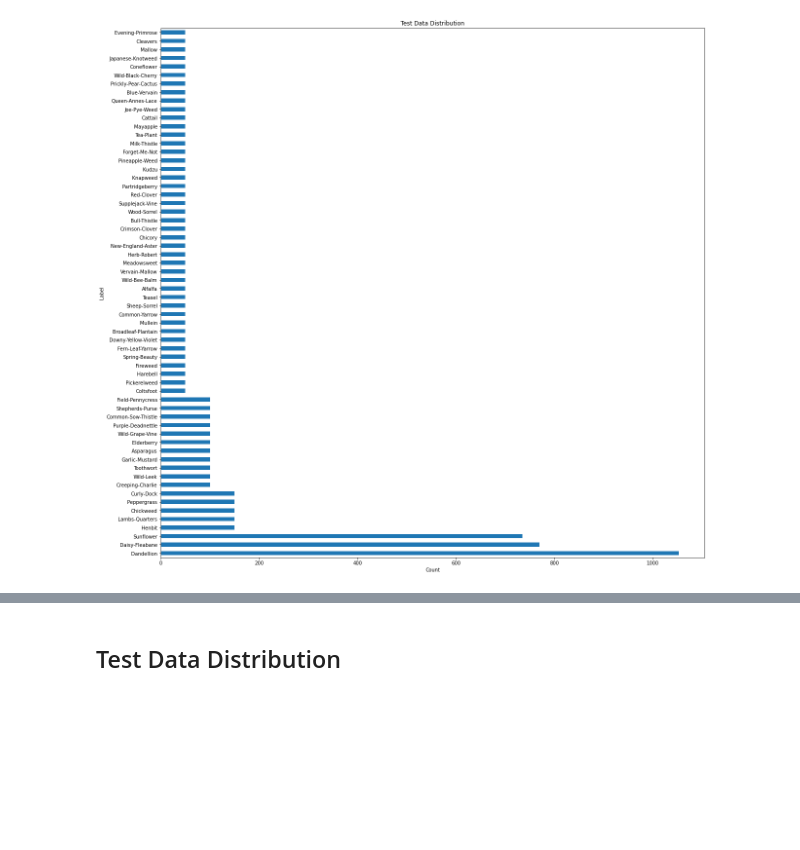
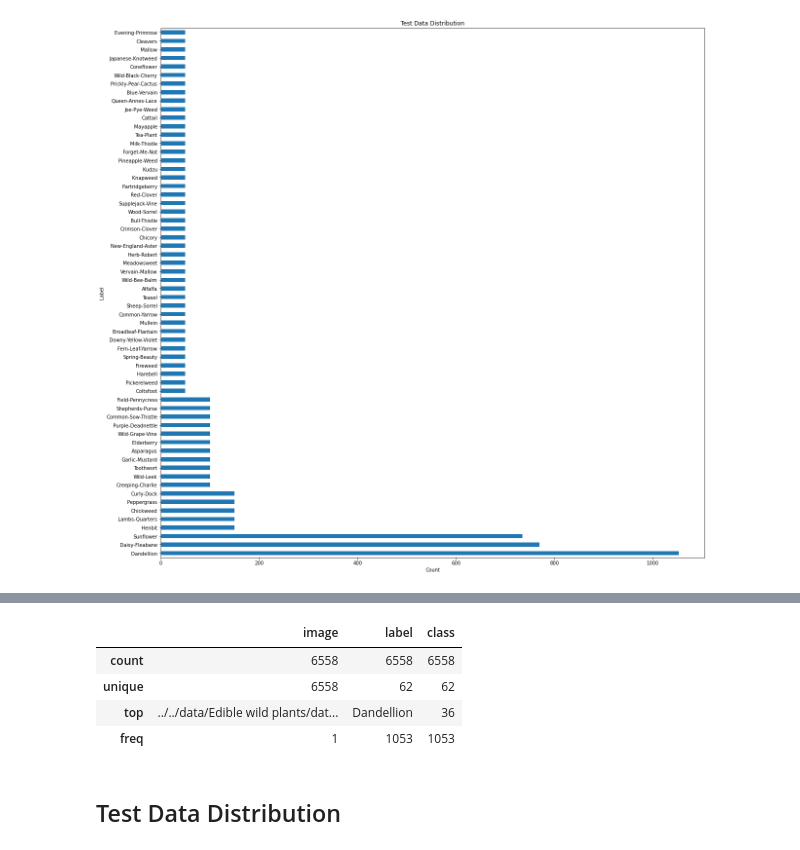
Before and after one commit to burnpiro/xai-correlation, a Jupyter notebook: notebooks/dataset_eda/Edible wild plants.ipynb, the cells around one changed output, grey strips where cells are left out. Cells and saved outputs as stored; diff of their text form; code cells hidden in the pictures; blank space fills up the shorter version.

Commit message:
EDA marvel and plants

```diff
--- a/notebooks/dataset_eda/Edible wild plants.ipynb
+++ b/notebooks/dataset_eda/Edible wild plants.ipynb
@@ -84,3 +99,11 @@ plot_bargraph_with_groupings(train_df, 'label', 'Test Data Distribution', 'Count
+# %%
+train_df.describe()
+# %% [output]
+|  | image | label | class |
+| count | 6558 | 6558 | 6558 |
+| unique | 6558 | 62 | 62 |
+| top | ../../data/Edible wild plants/dat... | Dandellion | 36 |
+| freq | 1 | 1053 | 1053 |
 # %% [markdown]
 ## Test Data Distribution
 # %%
```
Also changed, not shown: parts of 3 cells of this notebook, 7 other files.
